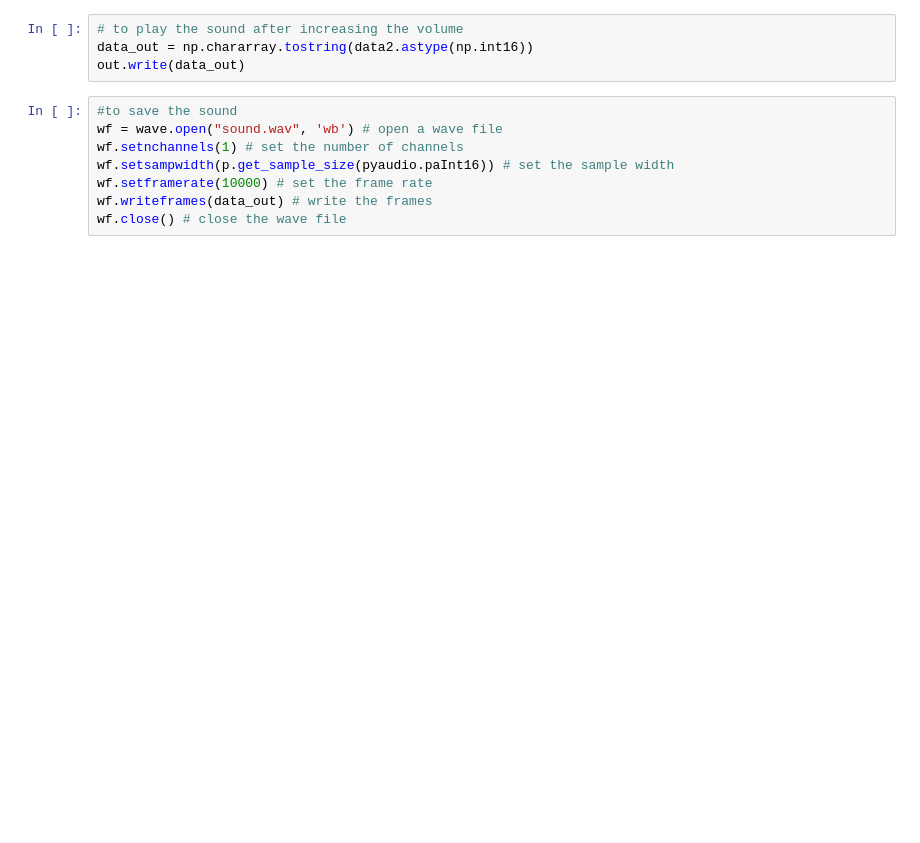
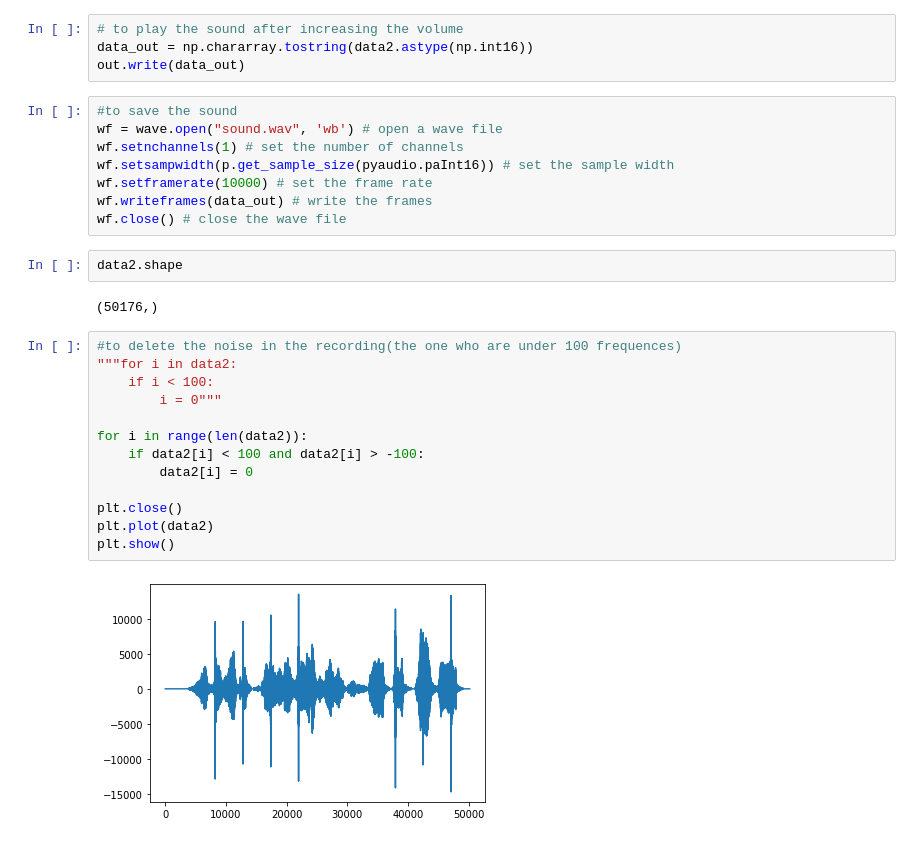
Before and after one commit to Arefe-Masnouie/voice_processing, a Jupyter notebook: voice-rec.ipynb, the cells around one changed output. Saved outputs shown, nothing was run; the diff lists cells and outputs as text; blank space fills up the shorter version.

Commit message:
deleting the noise

```diff
--- a/voice-rec.ipynb
+++ b/voice-rec.ipynb
@@ -81,3 +81,22 @@ wf.setsampwidth(p.get_sample_size(pyaudio.paInt16)) # set the sample width
 wf.setframerate(10000) # set the frame rate
 wf.writeframes(data_out) # write the frames
 wf.close() # close the wave file
+# %%
+data2.shape
+# %% [output]
+(50176,)
+# %%
+#to delete the noise in the recording(the one who are under 100 frequences)
+"""for i in data2:
+    if i < 100:
+        i = 0"""
+
+for i in range(len(data2)):
+    if data2[i] < 100 and data2[i] > -100:
+        data2[i] = 0
+
+plt.close()
+plt.plot(data2)
+plt.show()
+# %% [output]
+[figure, added]
```
Also changed, not shown: parts of 5 cells of this notebook.
